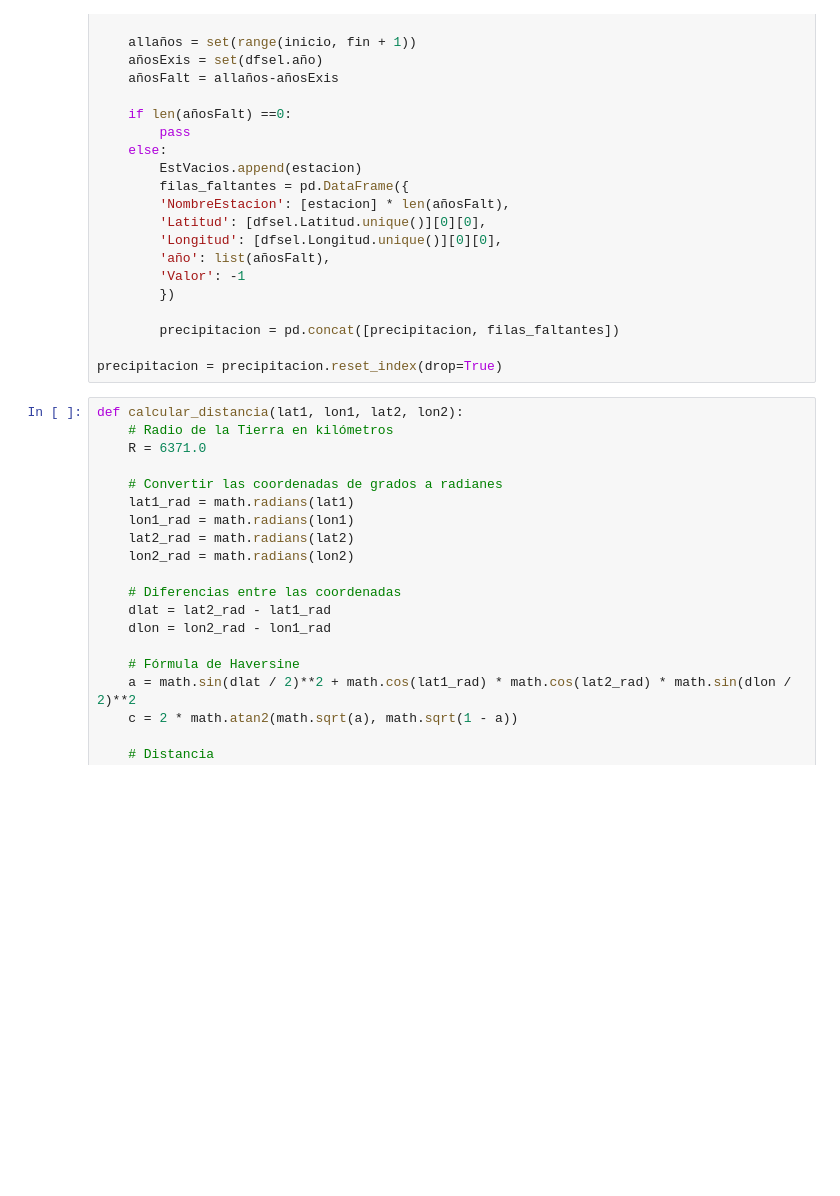
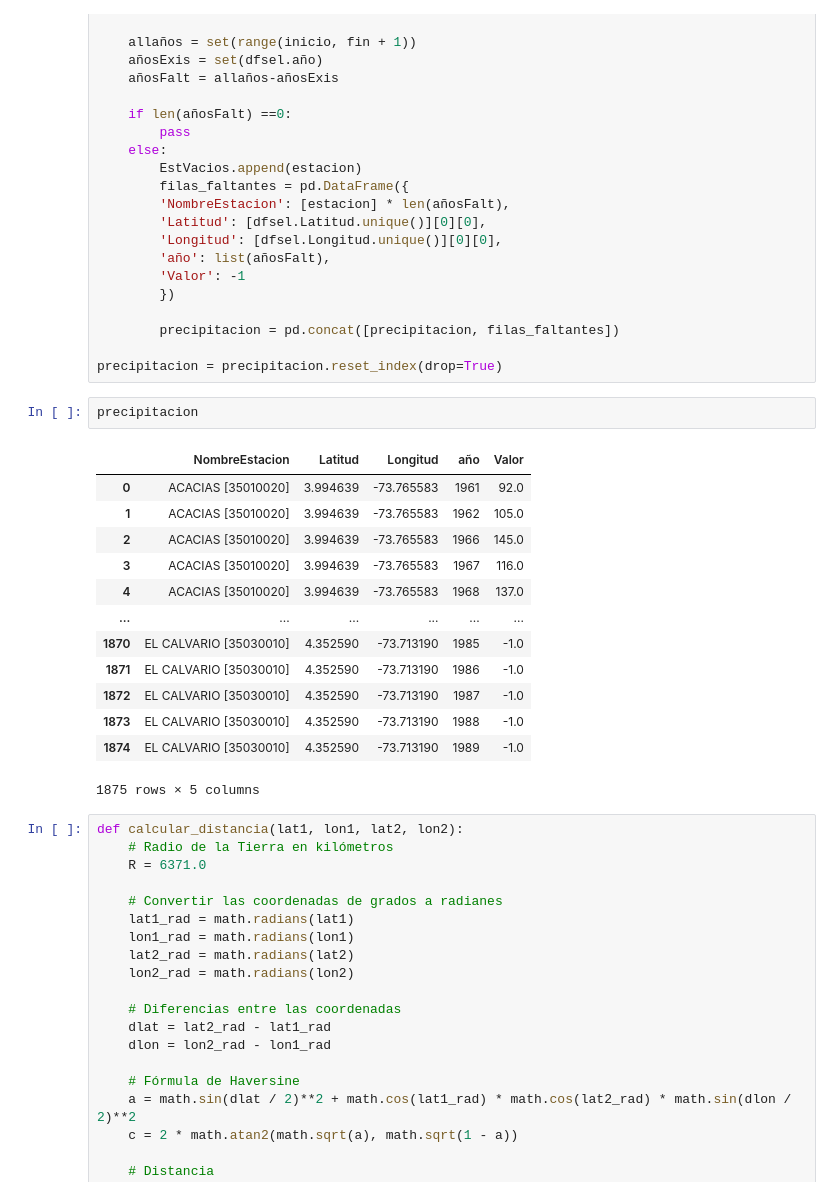
Before and after one commit to EDGAR-BARAHONA/Programacion-Python-Gis, a Jupyter notebook: Python_Geografico/Aálisis de precipitacion.ipynb, the cells around one changed output. Saved outputs shown, nothing was run; the diff lists cells and outputs as text; blank space fills up the shorter version.

```diff
--- a/Python_Geografico/Aálisis de precipitacion.ipynb
+++ b/Python_Geografico/Aálisis de precipitacion.ipynb
@@ -64,6 +141,22 @@ for estacion in Estaciones:
         precipitacion = pd.concat([precipitacion, filas_faltantes])
 
 precipitacion = precipitacion.reset_index(drop=True)
+# %%
+precipitacion
+# %% [output]
+|  | NombreEstacion | Latitud | Longitud | año | Valor |
+| 0 | ACACIAS [35010020] | 3.994639 | -73.765583 | 1961 | 92.0 |
+| 1 | ACACIAS [35010020] | 3.994639 | -73.765583 | 1962 | 105.0 |
+| 2 | ACACIAS [35010020] | 3.994639 | -73.765583 | 1966 | 145.0 |
+| 3 | ACACIAS [35010020] | 3.994639 | -73.765583 | 1967 | 116.0 |
+| 4 | ACACIAS [35010020] | 3.994639 | -73.765583 | 1968 | 137.0 |
+| ... | ... | ... | ... | ... | ... |
+| 1870 | EL CALVARIO [35030010] | 4.352590 | -73.713190 | 1985 | -1.0 |
+| 1871 | EL CALVARIO [35030010] | 4.352590 | -73.713190 | 1986 | -1.0 |
+| 1872 | EL CALVARIO [35030010] | 4.352590 | -73.713190 | 1987 | -1.0 |
+| 1873 | EL CALVARIO [35030010] | 4.352590 | -73.713190 | 1988 | -1.0 |
+| 1874 | EL CALVARIO [35030010] | 4.352590 | -73.713190 | 1989 | -1.0 |
+1875 rows × 5 columns
 # %%
 def calcular_distancia(lat1, lon1, lat2, lon2):
     # Radio de la Tierra en kilómetros
```
Also changed, not shown: parts of 10 cells of this notebook, 11 other files.
